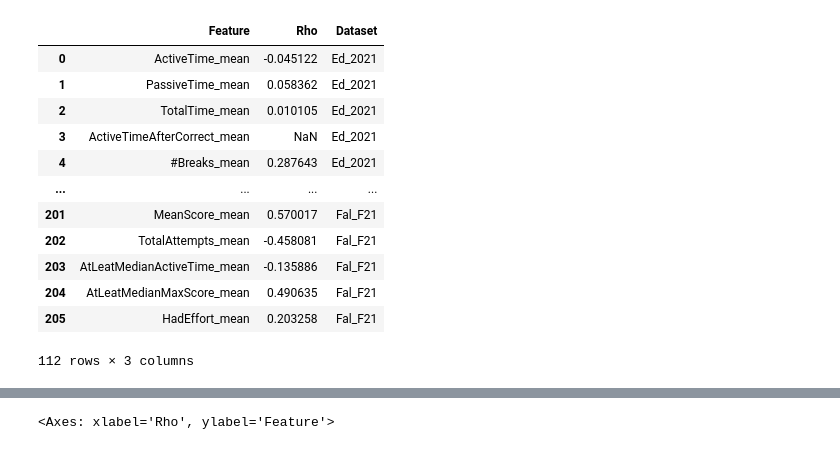
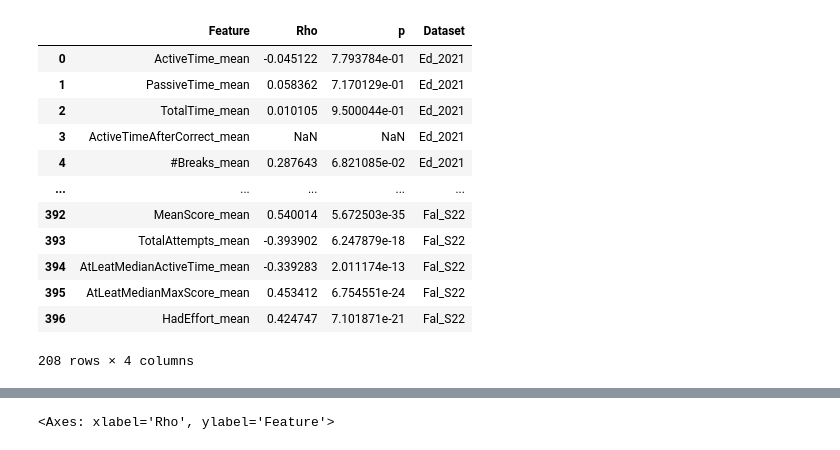
Before and after one commit to CSSPLICE/ProgSnapToolkit, a Jupyter notebook: src/analytics/feature_importance/importance.ipynb, the cells around one changed output, grey strips where cells are left out. Drawn from its saved outputs; the diff is of its cells as text; code cells hidden in the pictures.

```diff
--- a/src/analytics/feature_importance/importance.ipynb
+++ b/src/analytics/feature_importance/importance.ipynb
@@ -27,54 +27,81 @@ data.head()
 # %%
 def load_dataset(base_dir):
-    data = pd.read_csv(os.path.join(base_dir, 'subject_features.csv'))
+    file_path = os.path.join(base_dir, 'subject_features.csv')
+    if not os.path.exists(file_path):
+        print(f"Skipping missing file: {file_path}")
+        return None
+    data = pd.read_csv(file_path)
     # There's just one CS course with 18 students, so I don't think it's
     # worth treating as a separate prediction.
     if "X-ClassID" in data.columns:
         data = data[data["X-ClassID"] != 2607741091]
     return data
 # %%
+from scipy.stats import pearsonr, spearmanr
+
 def get_grade_correlations(data):
-    grouping_cols = ["X-ClassID", Cols.SubjectID]
-    grouping_cols = [col for col in grouping_cols if col in data.columns]
-    corrs = data.drop(columns=grouping_cols).corr(method="spearman")["Grade"].reset_index()
-    corrs.rename(columns={"index": "Feature", "Grade": "Rho"}, inplace=True)
-    corrs = corrs[corrs["Feature"] != "Grade"]  # Exclude self-correlation
-    # corrs["rho_abs"] = corrs["rho"].abs()
-    return corrs
+    skip_cols = ["X-ClassID", Cols.SubjectID, "Grade"]
+    skip_cols = [col for col in skip_cols if col in data.columns]
+    grades = data["Grade"]
+    rows = []
+    for col in data.columns:
+        if col in skip_cols:
+            continue
+        corr, p_value = spearmanr(grades, data[col])
+        rows.append({"Feature": col, "Rho": corr, "p": p_value})
+    return pd.DataFrame(rows)
 # %%
 all_dirs = {
     'Ed_2021': '../../../sample_data/edwards/2021/analysis/',
+    'Ed_F19': '../../../sample_data/edwards/2019/analysis-f19/',
+    'Ed_S19': '../../../sample_data/edwards/2019/analysis-s19/',
     'CWO_S19': '../../../sample_data/cwo/s19/analysis/',
     'CWO_F19': '../../../sample_data/cwo/f19/analysis/',
     'CB_2024': '../../../sample_data/codebench/2024/analysis/',
     'CS1_Eng': '../../../sample_data/CSC111/analysis/',
-    'Fal_F21': '../../../sample_data/falconcode/f21/analysis/',
+    'Fal_S21': '../../../sample_data/falconcode/analysis-s21/',
+    'Fal_F21': '../../../sample_data/falconcode/analysis-f21/',
+    'Fal_S22': '../../../sample_data/falconcode/analysis-s22/',
 }
+# %%
+import shutil
+
+central_output_dir = '../../../sample_data/feature_importance/'
+if not os.path.exists(central_output_dir):
+    os.makedirs(central_output_dir)
+for name, dir in all_dirs.items():
+    file_path = os.path.join(dir, 'subject_features.csv')
+    if os.path.exists(file_path):
+        # Copy the file to the central output directory
+        new_name = f"{name}.csv"
+        shutil.copy(file_path, os.path.join(central_output_dir, new_name))
 # %%
 all_data = None
 for name, dir in all_dirs.items():
     data = load_dataset(dir)
+    if data is None:
+        continue
     corrs = get_grade_correlations(data)
     corrs["Dataset"] = name
     if all_data is None:
         all_data = corrs
     else:
         all_data = pd.concat([all_data, corrs], ignore_index=True)
 # all_data.sort_values(by="Feature", inplace=True)
 all_data["Feature"] = pd.Categorical(all_data["Feature"], categories=all_data["Feature"].unique(), ordered=True)
 all_data = all_data[all_data["Feature"].str.endswith("_mean")]
 all_data
 # %% [output]
-|  | Feature | Rho | Dataset |
-| 0 | ActiveTime_mean | -0.045122 | Ed_2021 |
-| 1 | PassiveTime_mean | 0.058362 | Ed_2021 |
-| 2 | TotalTime_mean | 0.010105 | Ed_2021 |
-| 3 | ActiveTimeAfterCorrect_mean | NaN | Ed_2021 |
-| 4 | #Breaks_mean | 0.287643 | Ed_2021 |
-| ... | ... | ... | ... |
-| 201 | MeanScore_mean | 0.570017 | Fal_F21 |
-| 202 | TotalAttempts_mean | -0.458081 | Fal_F21 |
-| 203 | AtLeatMedianActiveTime_mean | -0.135886 | Fal_F21 |
-| 204 | AtLeatMedianMaxScore_mean | 0.490635 | Fal_F21 |
-| 205 | HadEffort_mean | 0.203258 | Fal_F21 |
+|  | Feature | Rho | p | Dataset |
+| 0 | ActiveTime_mean | -0.045122 | 7.793784e-01 | Ed_2021 |
+| 1 | PassiveTime_mean | 0.058362 | 7.170129e-01 | Ed_2021 |
+| 2 | TotalTime_mean | 0.010105 | 9.500044e-01 | Ed_2021 |
+| 3 | ActiveTimeAfterCorrect_mean | NaN | NaN | Ed_2021 |
+| 4 | #Breaks_mean | 0.287643 | 6.821085e-02 | Ed_2021 |
+| ... | ... | ... | ... | ... |
+| 392 | MeanScore_mean | 0.540014 | 5.672503e-35 | Fal_S22 |
+| 393 | TotalAttempts_mean | -0.393902 | 6.247879e-18 | Fal_S22 |
+| 394 | AtLeatMedianActiveTime_mean | -0.339283 | 2.011174e-13 | Fal_S22 |
+| 395 | AtLeatMedianMaxScore_mean | 0.453412 | 6.754551e-24 | Fal_S22 |
+| 396 | HadEffort_mean | 0.424747 | 7.101871e-21 | Fal_S22 |
-112 rows × 3 columns
+208 rows × 4 columns
```
Also changed, not shown: parts of 8 cells of this notebook, 2 other files.
